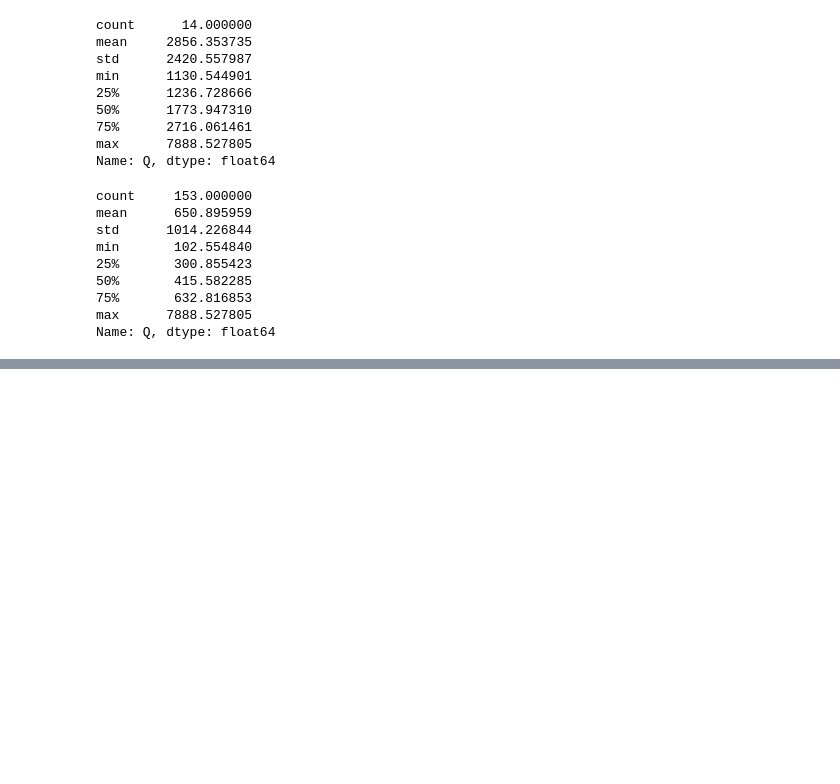
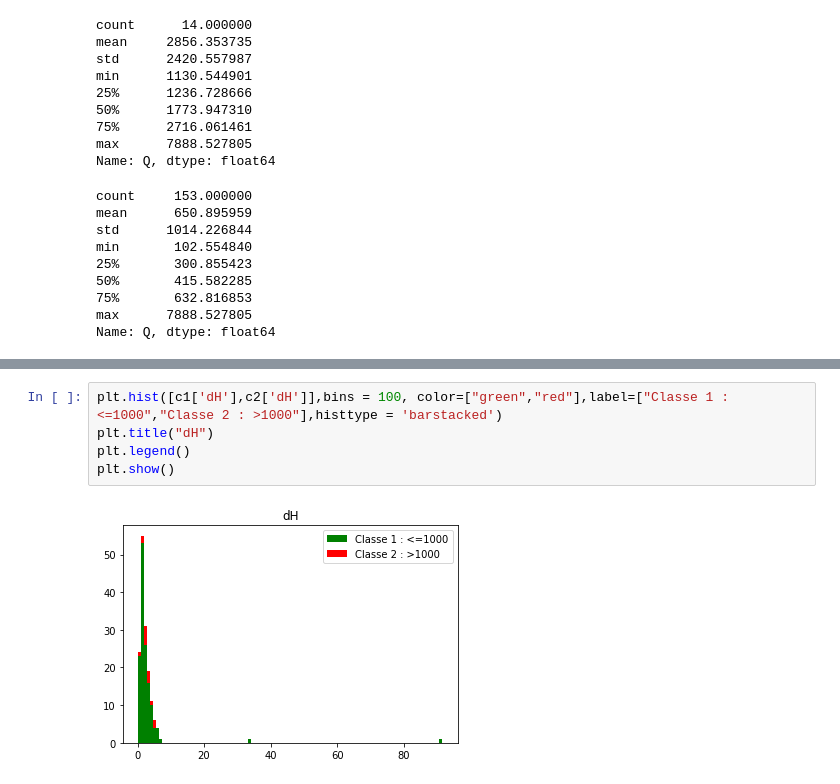
Before and after one commit to scastets/Projet4MA_Hydrologie, a Jupyter notebook: Notebooks/Classes_rivières.ipynb, the cells around one changed output, grey strips where cells are left out. Drawn from its saved outputs; the diff is of its cells as text; blank space fills up the shorter version.

```diff
--- a/Notebooks/Classes_rivières.ipynb
+++ b/Notebooks/Classes_rivières.ipynb
@@ -102,0 +137,7 @@ plt.show()
+# %%
+plt.hist([c1['dH'],c2['dH']],bins = 100, color=["green","red"],label=["Classe 1 : <=1000","Classe 2 : >1000"],histtype = 'barstacked')
+plt.title("dH")
+plt.legend()
+plt.show()
+# %% [output]
+[figure, added]
```
Also changed, not shown: parts of 34 cells of this notebook.
